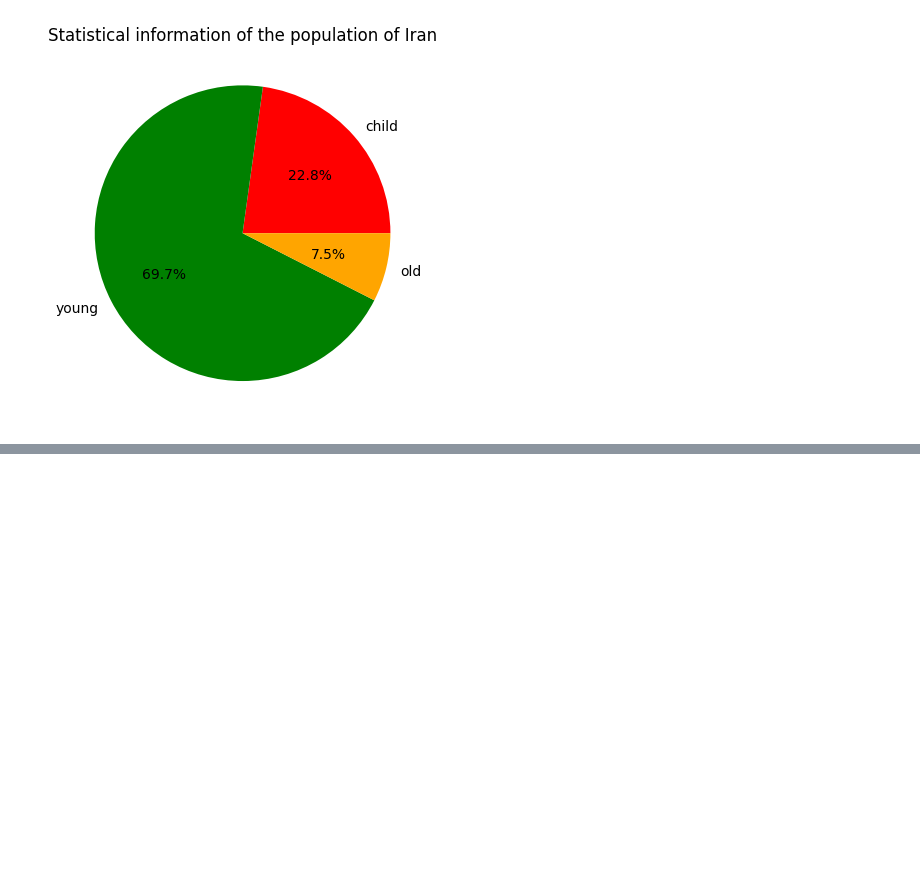
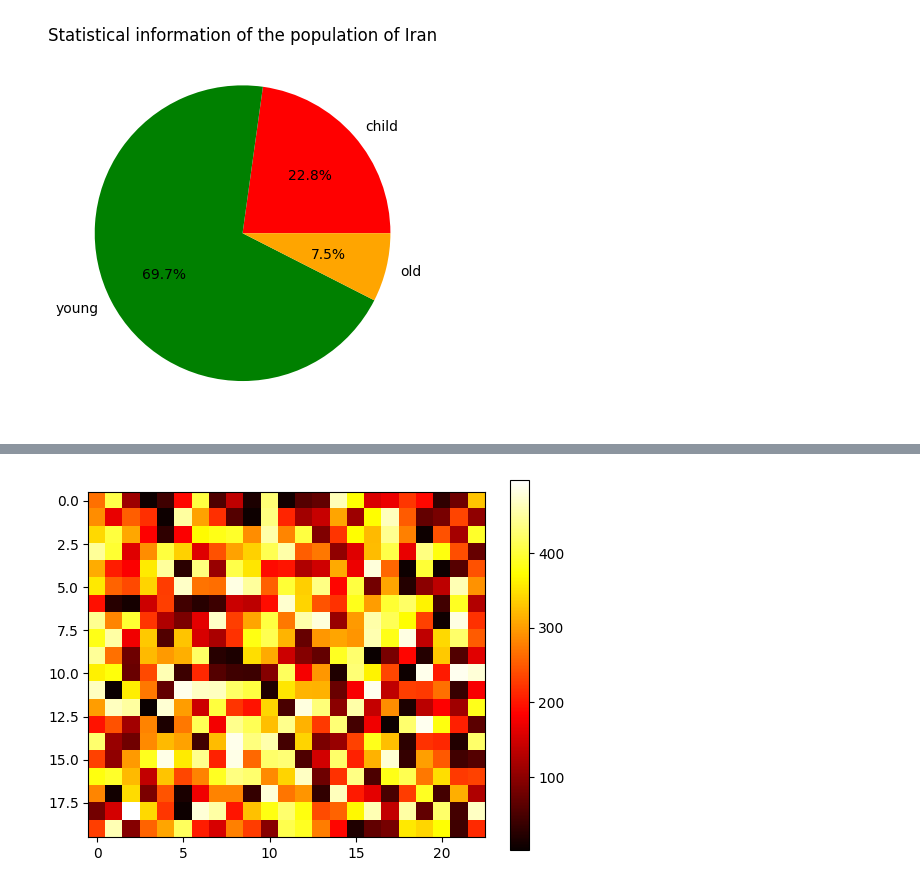
Before and after one commit to fahime9407/Machine-Learning-Path, a Jupyter notebook: matplot.ipynb, the cells around one changed output, grey strips where cells are left out. Cells and saved outputs as stored; diff of their text form; code cells hidden in the pictures; blank space fills up the shorter version.

```diff
--- a/matplot.ipynb
+++ b/matplot.ipynb
@@ -55,0 +63,8 @@ plt.show()
+# %%
+x = np.random.randint(1, 500, (20, 23))
+
+plt.imshow(x, cmap="hot")
+plt.colorbar()
+plt.show()
+# %% [output]
+[figure, added]
```
Also changed, not shown: parts of 2 cells of this notebook.
